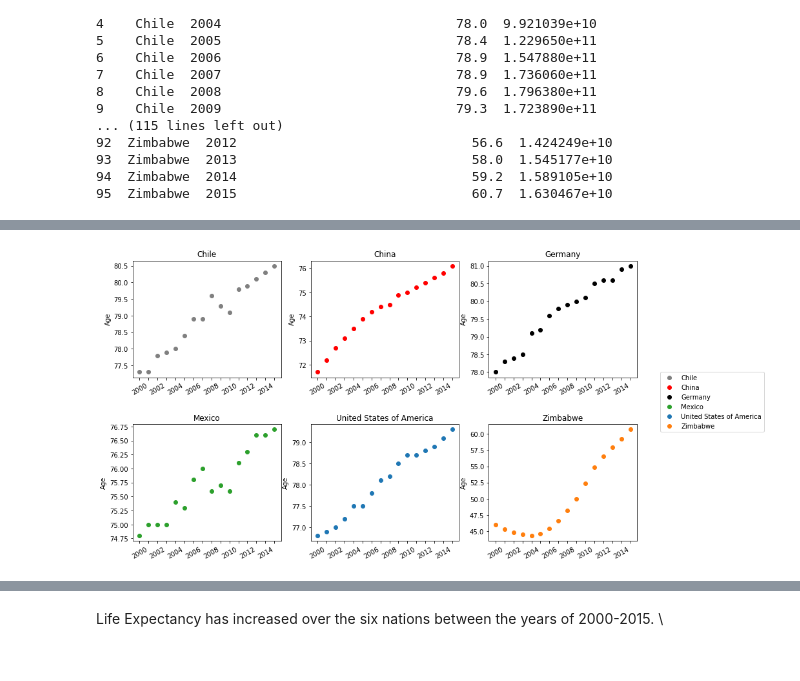
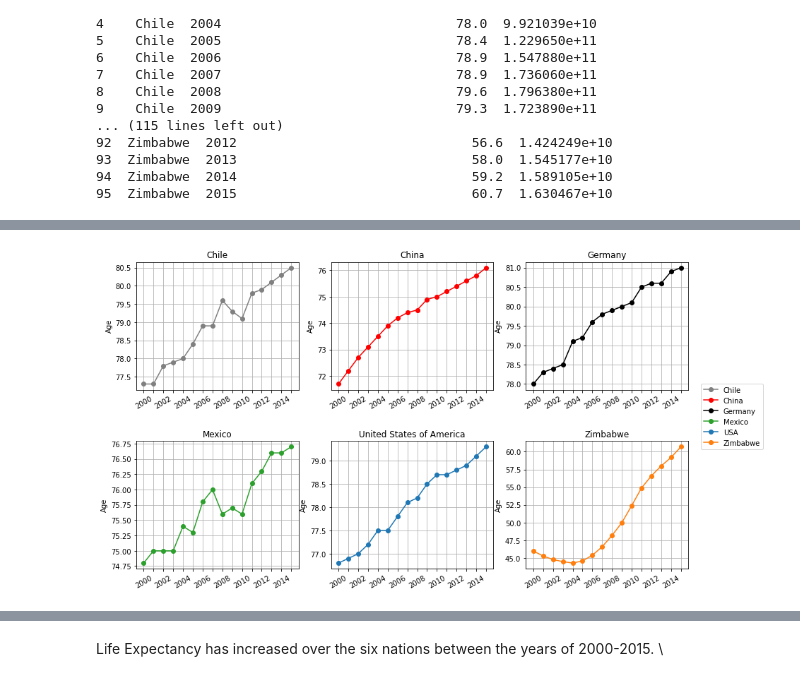
Before and after one commit to EulerLft/Projects, a Jupyter notebook: life_expectancy_gdp.ipynb, the cells around one changed output, grey strips where cells are left out. Cells and saved outputs as stored; diff of their text form; code cells hidden in the pictures.

```diff
--- a/life_expectancy_gdp.ipynb
+++ b/life_expectancy_gdp.ipynb
@@ -84,12 +149,22 @@ for year in list_years:
 colors = np.array([['gray', 'red', 'black'],
                  ['tab:green', 'tab:blue', 'tab:orange']])
 # %%
+age_dict = {}
+gdp_dict = {}
+
 for name, group in test:
     max_age = group['Life expectancy at birth (years)'].max()
     min_age = group['Life expectancy at birth (years)'].min()
-    avg_age = group['Life expectancy at birth (years)'].mean()
+    avg_age = round(group['Life expectancy at birth (years)'].mean(), 2)
+    delta_age = abs(group.iloc[0,2] - group.iloc[-1,2])
+    age_list = [max_age, min_age, avg_age, delta_age]
 
-    print(f"{name}: \nmax: {max_age} \nmin: {min_age} \nmax age - min age: {max_age-min_age:,.1f} \navg: {avg_age:,.1f}")
-    delta_age = abs(group.iloc[0,2] - group.iloc[-1,2])
-    print(f"(2015 - 2010) age: {delta_age:,.1f}")
-    print('')
+    max_gdp = group['GDP'].max()
+    min_gdp = group['GDP'].min()
+    avg_gdp = round(group['GDP'].mean(), 2)
+    delta_gdp = abs(group.iloc[0,3] - group.iloc[-1,3])
+    gdp_list = [max_gdp, min_gdp, avg_gdp, delta_gdp]
+    gdp_list_formatted = format_axes(gdp_list, 'billion')
+
+    age_dict[name] = age_list
+    gdp_dict[name] = gdp_list_formatted
@@ -114,25 +180,24 @@ avg: 50.1
 # %%
-test = all_data.groupby('Country')
-
 fig, ax = plt.subplots(2, 3, figsize=(14,8))
 
 i = 0
 j = 0
 
 for name, group in test:
     c = colors[i,j]
-    ax[i,j].scatter(group['Year'], group['Life expectancy at birth (years)'], color=c, label=f'{name}')
+    ax[i,j].plot(group['Year'], group['Life expectancy at birth (years)'], color=c, marker='o')
     ax[i,j].set_ylabel('Age')
     ax[i,j].set_title(f'{name}')
     ax[i,j].set_xticks(group.Year.unique())
     ax[i,j].set_xticklabels(years)
     ax[i,j].tick_params(axis='x', rotation=30)
+    ax[i,j].grid(True)
     j += 1
     if j > 2:
         j = 0
         i += 1
 
 plt.subplots_adjust(wspace=0.2, hspace=0.4);
-fig.legend(loc='center right', bbox_to_anchor=(1.1, 0.5));
+fig.legend(countries_list, loc='center right', bbox_to_anchor=(1.01, 0.5));
 # %% [output]
-[figure, old version]
+[figure, new version]
```
Also changed, not shown: parts of 13 cells of this notebook, 1 other file.
